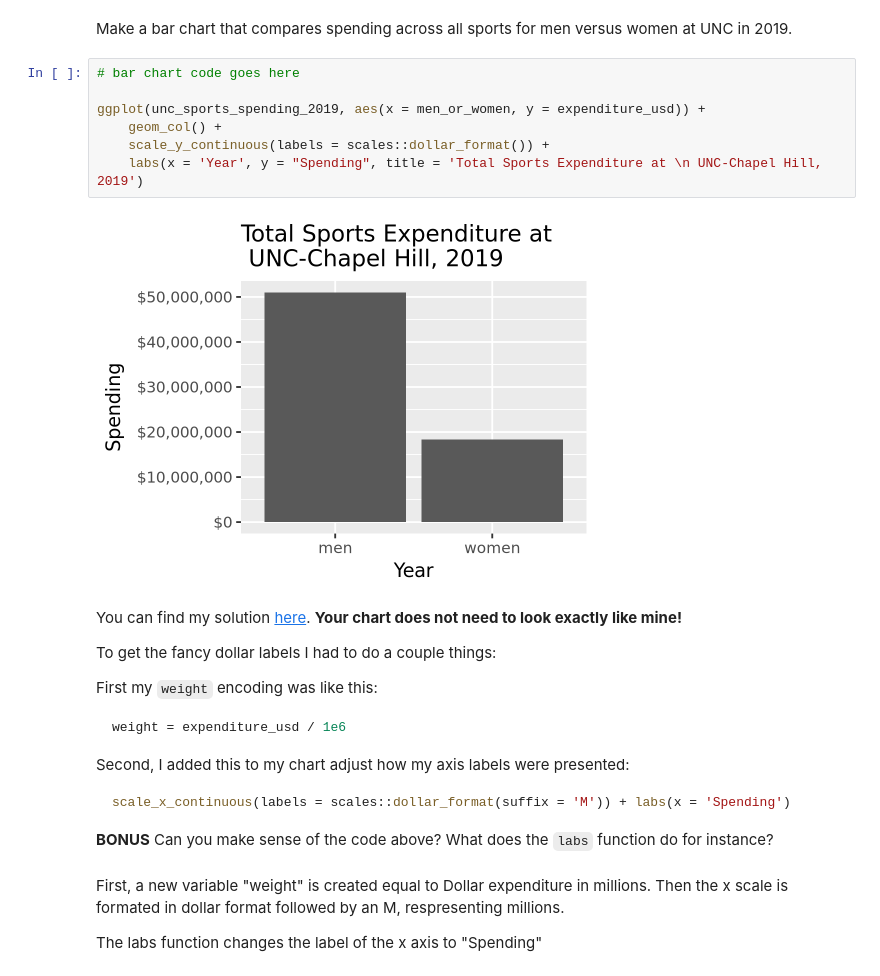
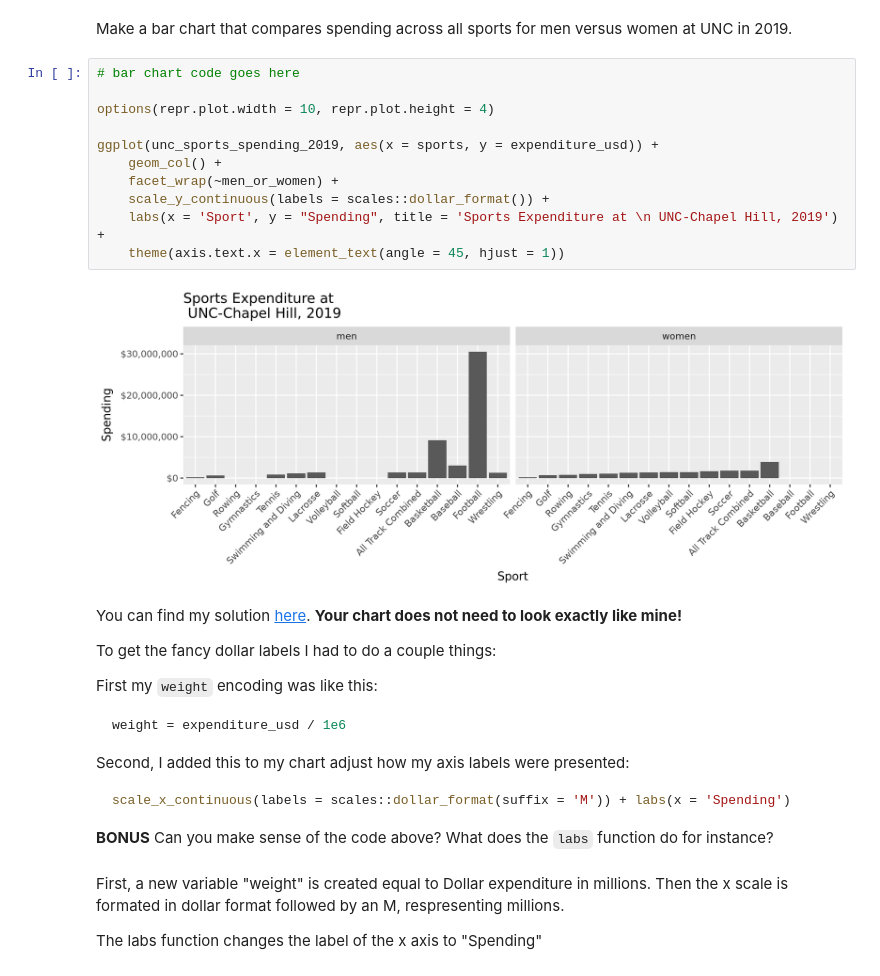
Before and after one commit to echupp/BIOS512, a Jupyter notebook: Chupp_assignment_02.ipynb, the cells around one changed output. Drawn from its saved outputs; the diff is of its cells as text.

```diff
--- a/Chupp_assignment_02.ipynb
+++ b/Chupp_assignment_02.ipynb
@@ -134,14 +134,18 @@ Make a bar chart that compares spending across all sports for men versus women a
 # %%
 # bar chart code goes here
 
-ggplot(unc_sports_spending_2019, aes(x = men_or_women, y = expenditure_usd)) +
+options(repr.plot.width = 10, repr.plot.height = 4)
+
+ggplot(unc_sports_spending_2019, aes(x = sports, y = expenditure_usd)) +
     geom_col() +
+    facet_wrap(~men_or_women) +
     scale_y_continuous(labels = scales::dollar_format()) +
-    labs(x = 'Year', y = "Spending", title = 'Total Sports Expenditure at \n UNC-Chapel Hill, 2019')
+    labs(x = 'Sport', y = "Spending", title = 'Sports Expenditure at \n UNC-Chapel Hill, 2019') +
+    theme(axis.text.x = element_text(angle = 45, hjust = 1))
 # %% [output]
-[figure, old version]
+[figure, new version]
 # %% [markdown]
-You can find my solution [here](https://raw.githubusercontent.com/chuckpr/BIOS512/main/assignments/unc_sports_spending.png). **Your chart does not need to look exactly like mine!**
+You can find my solution [here](https://raw.githubusercontent.com/chuckpr/BIOS512/main/assignments/2023/unc_sports_spending.png). **Your chart does not need to look exactly like mine!**
 
 To get the fancy dollar labels I had to do a couple things:
 
```
Also changed, not shown: parts of 1 cell of this notebook.
